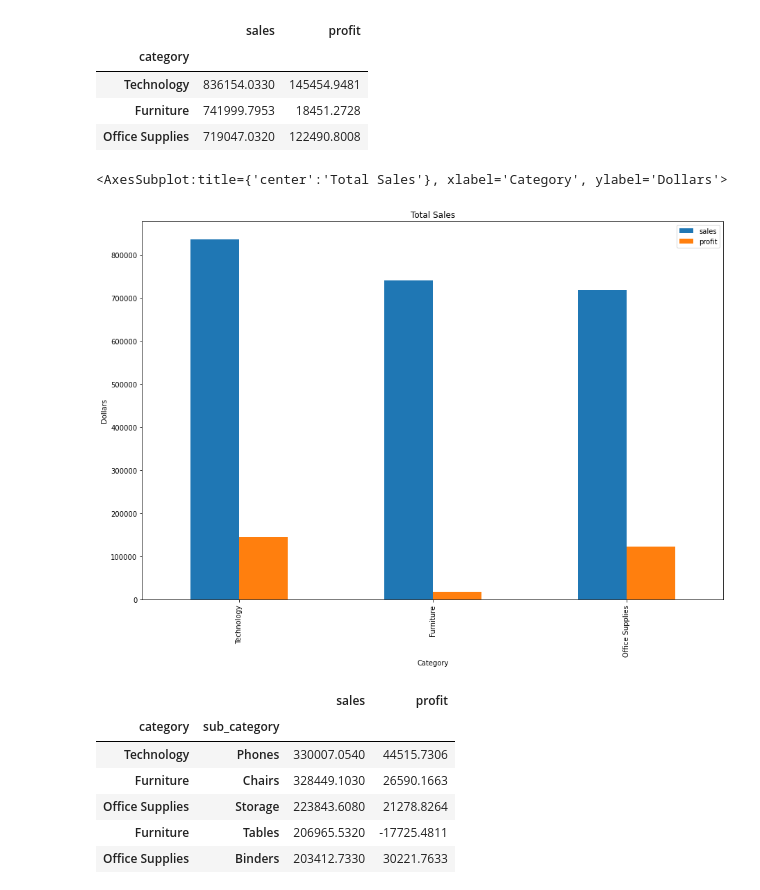
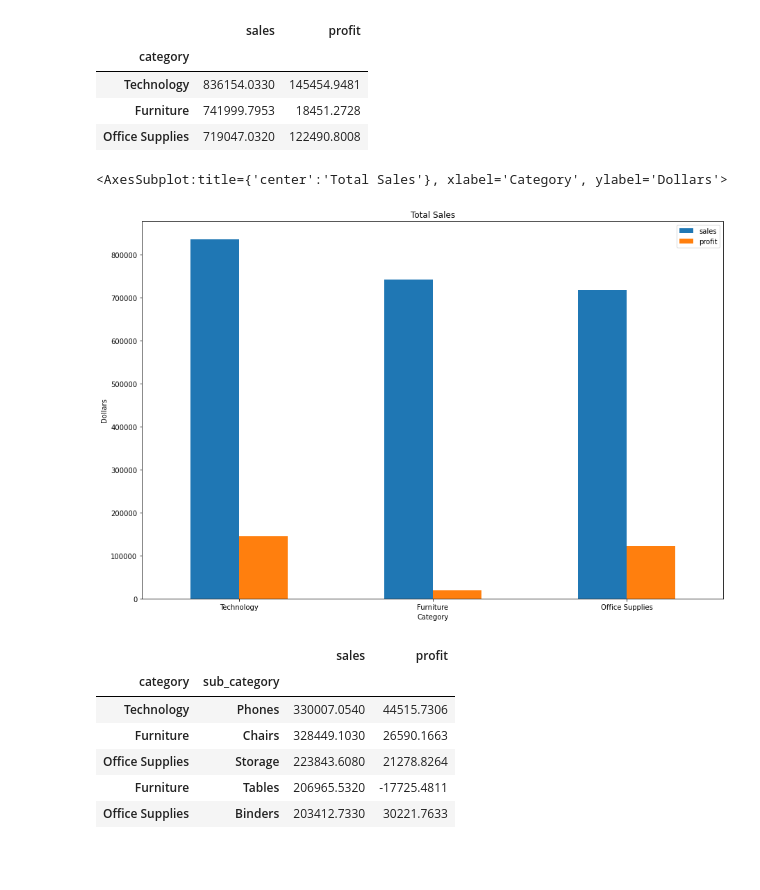
Before and after one commit to haodong191/superstore-project, a Jupyter notebook: superstore analysis with Postgres SQL connection.ipynb, the cells around one changed output. Saved outputs shown, nothing was run; the diff lists cells and outputs as text; code cells hidden in the pictures; blank space fills up the shorter version.

```diff
--- a/superstore analysis with Postgres SQL connection.ipynb
+++ b/superstore analysis with Postgres SQL connection.ipynb
@@ -90,10 +91,10 @@ category_df
 # %%
 #bar graph to visualize overall sales and profits
 category_df.plot(kind='bar', title='Total Sales', ylabel='Dollars',
-         xlabel='Category',  figsize=(15, 10))
+         xlabel='Category', rot=0,  figsize=(15, 10))
 # %% [output]
 <AxesSubplot:title={'center':'Total Sales'}, xlabel='Category', ylabel='Dollars'>
-[figure, old version]
+[figure, new version]
 # %%
 #overall sub-category sales and profit kpi
 sub_category_df = clean_sql_df.groupby(['category','sub_category']).sum()
```
Also changed, not shown: parts of 24 cells of this notebook, 1 other file.
